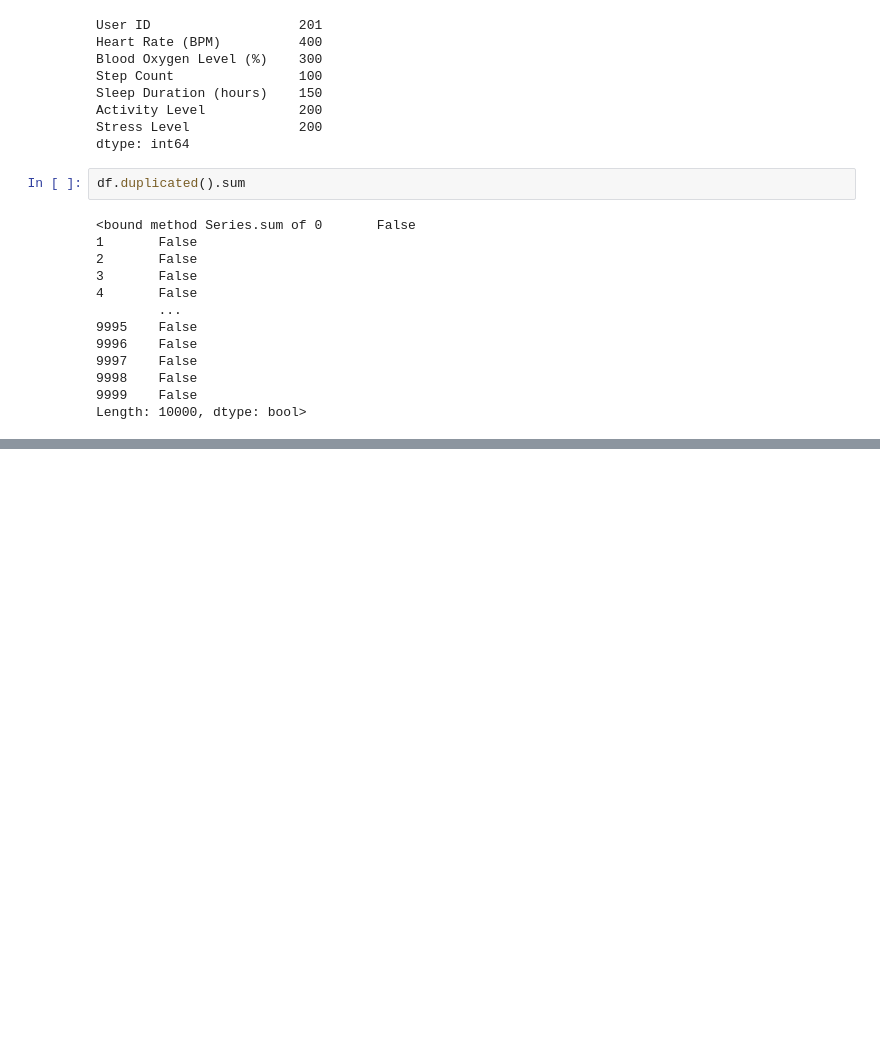
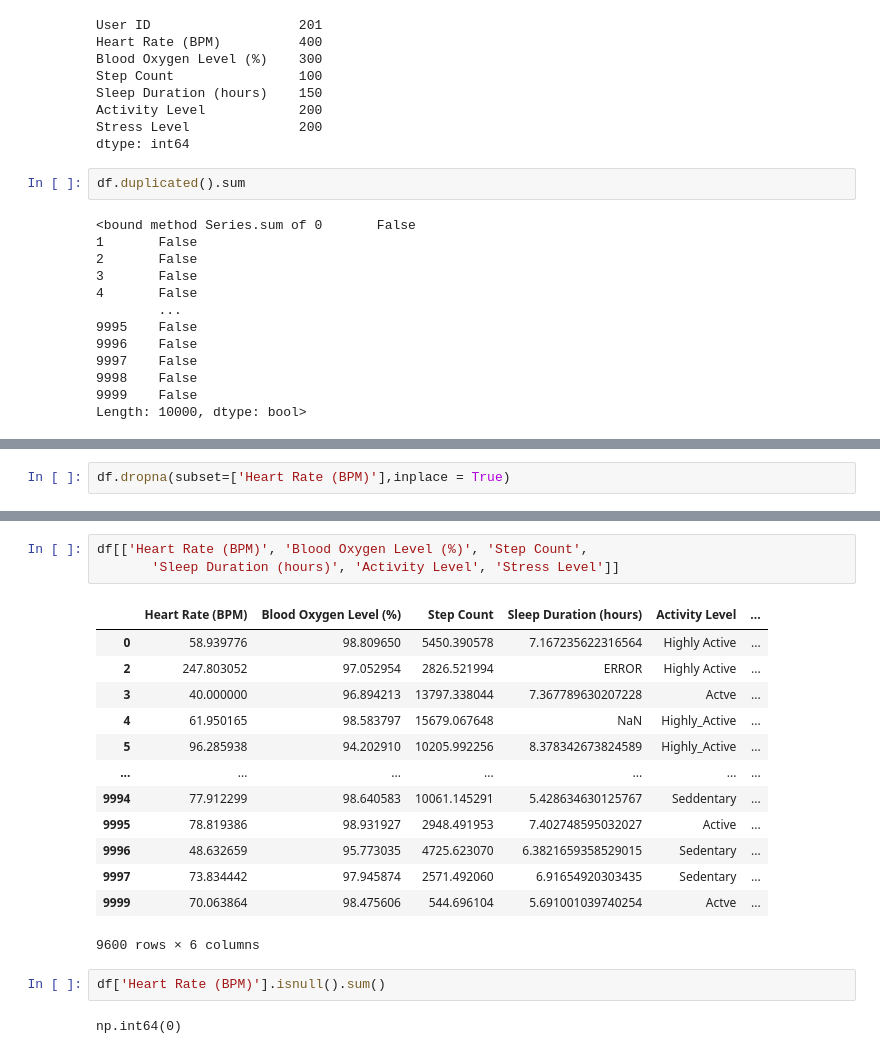
Before and after one commit to ashuwebdevloper/GEN-AI, a Jupyter notebook: ML/Data Assesment/data_cleaning.ipynb, the cells around one changed output, grey strips where cells are left out. Drawn from its saved outputs; the diff is of its cells as text; blank space fills up the shorter version.

```diff
--- a/ML/Data Assesment/data_cleaning.ipynb
+++ b/ML/Data Assesment/data_cleaning.ipynb
@@ -60,0 +102,2 @@ Length: 10000, dtype: bool>
+# %%
+df.dropna(subset=['Heart Rate (BPM)'],inplace = True)
@@ -60,0 +114,21 @@ Length: 10000, dtype: bool>
+# %%
+df[['Heart Rate (BPM)', 'Blood Oxygen Level (%)', 'Step Count',
+       'Sleep Duration (hours)', 'Activity Level', 'Stress Level']]
+# %% [output]
+|  | Heart Rate (BPM) | Blood Oxygen Level (%) | Step Count | Sleep Duration (hours) | Activity Level | ... |
+| 0 | 58.939776 | 98.809650 | 5450.390578 | 7.167235622316564 | Highly Active | ... |
+| 2 | 247.803052 | 97.052954 | 2826.521994 | ERROR | Highly Active | ... |
+| 3 | 40.000000 | 96.894213 | 13797.338044 | 7.367789630207228 | Actve | ... |
+| 4 | 61.950165 | 98.583797 | 15679.067648 | NaN | Highly_Active | ... |
+| 5 | 96.285938 | 94.202910 | 10205.992256 | 8.378342673824589 | Highly_Active | ... |
+| ... | ... | ... | ... | ... | ... | ... |
+| 9994 | 77.912299 | 98.640583 | 10061.145291 | 5.428634630125767 | Seddentary | ... |
+| 9995 | 78.819386 | 98.931927 | 2948.491953 | 7.402748595032027 | Active | ... |
+| 9996 | 48.632659 | 95.773035 | 4725.623070 | 6.3821659358529015 | Sedentary | ... |
+| 9997 | 73.834442 | 97.945874 | 2571.492060 | 6.91654920303435 | Sedentary | ... |
+| 9999 | 70.063864 | 98.475606 | 544.696104 | 5.691001039740254 | Actve | ... |
+9600 rows × 6 columns
+# %%
+df['Heart Rate (BPM)'].isnull().sum()
+# %% [output]
+np.int64(0)
```
Also changed, not shown: parts of 39 cells of this notebook.
